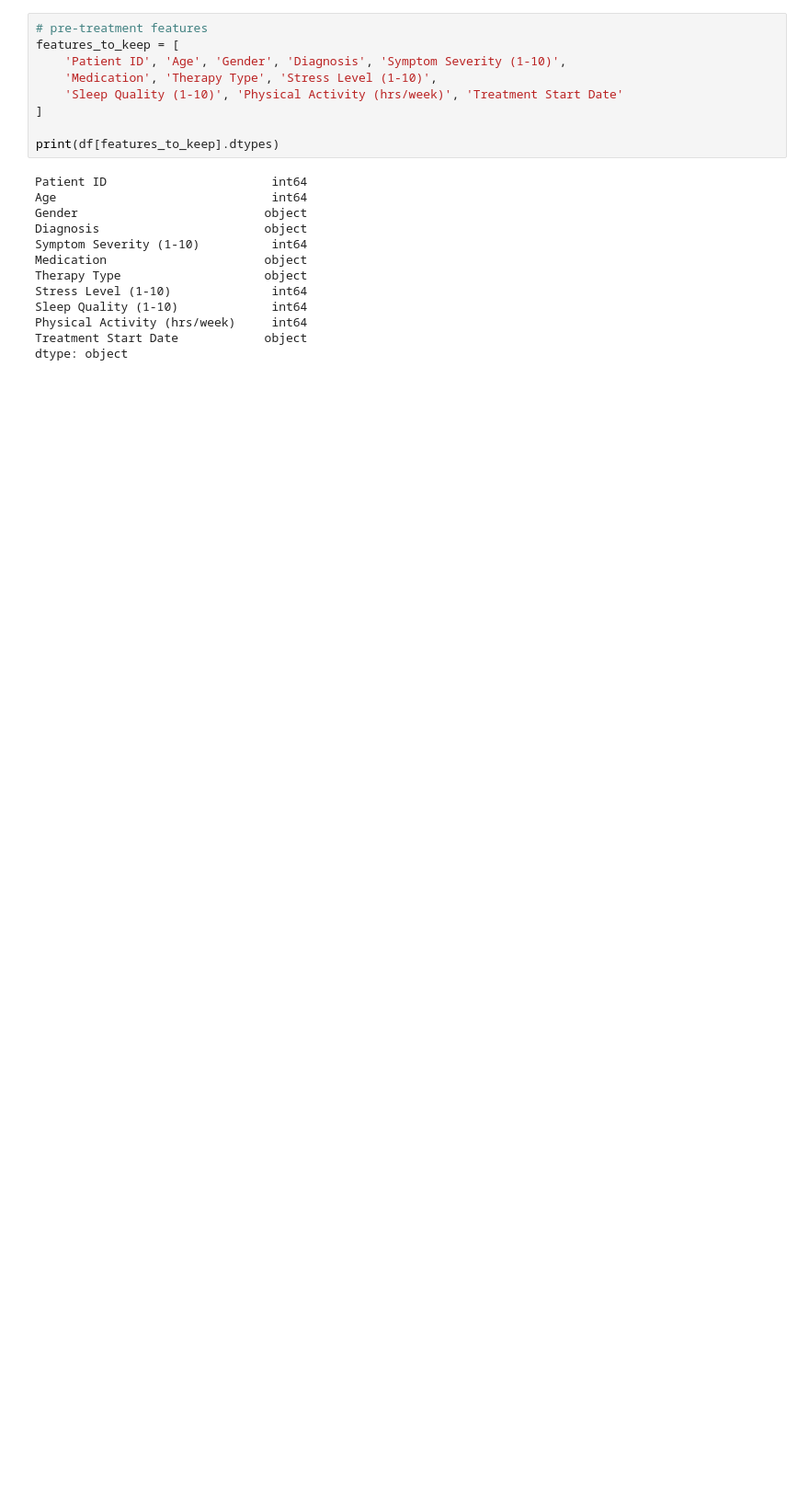
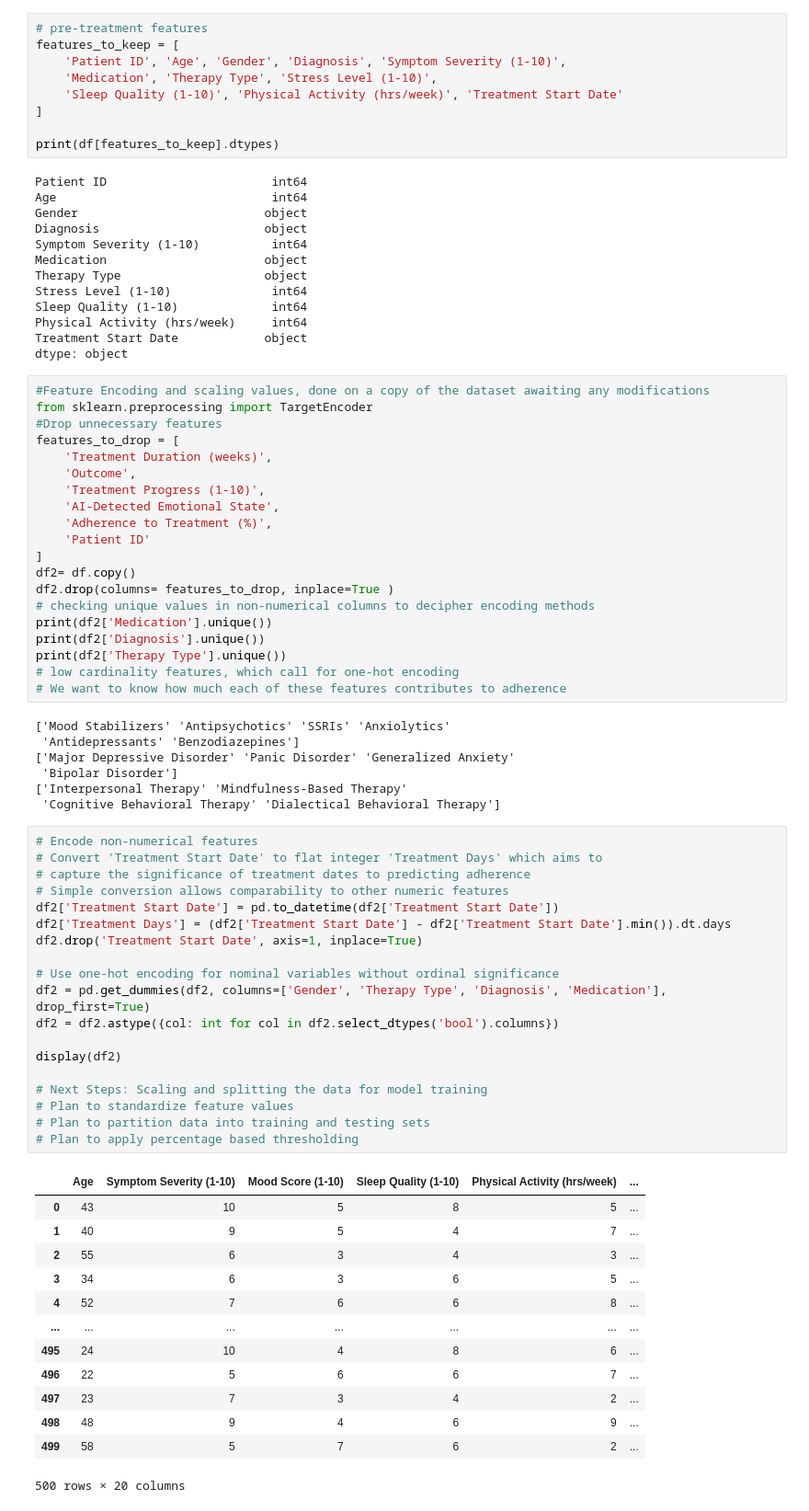
Before and after one commit to shaelyn-l/ICS_435_Final_Project, a Jupyter notebook: ICS_435_Final_Project.ipynb, the cells around one changed output. Shown at 92% size. Saved outputs shown, nothing was run; the diff lists cells and outputs as text; blank space fills up the shorter version.

Commit message:
Completed Encoding on Features

```diff
--- a/ICS_435_Final_Project.ipynb
+++ b/ICS_435_Final_Project.ipynb
@@ -188,3 +188,63 @@ Sleep Quality (1-10)             int64
 Physical Activity (hrs/week)     int64
 Treatment Start Date            object
 dtype: object
+# %%
+#Feature Encoding and scaling values, done on a copy of the dataset awaiting any modifications
+from sklearn.preprocessing import TargetEncoder
+#Drop unnecessary features
+features_to_drop = [
+    'Treatment Duration (weeks)',
+    'Outcome',
+    'Treatment Progress (1-10)',
+    'AI-Detected Emotional State',
+    'Adherence to Treatment (%)',
+    'Patient ID'
+]
+df2= df.copy()
+df2.drop(columns= features_to_drop, inplace=True )
+# checking unique values in non-numerical columns to decipher encoding methods
+print(df2['Medication'].unique())
+print(df2['Diagnosis'].unique())
+print(df2['Therapy Type'].unique())
+# low cardinality features, which call for one-hot encoding
+# We want to know how much each of these features contributes to adherence
+# %% [output]
+['Mood Stabilizers' 'Antipsychotics' 'SSRIs' 'Anxiolytics'
+ 'Antidepressants' 'Benzodiazepines']
+['Major Depressive Disorder' 'Panic Disorder' 'Generalized Anxiety'
+ 'Bipolar Disorder']
+['Interpersonal Therapy' 'Mindfulness-Based Therapy'
+ 'Cognitive Behavioral Therapy' 'Dialectical Behavioral Therapy']
+# %%
+# Encode non-numerical features
+# Convert 'Treatment Start Date' to flat integer 'Treatment Days' which aims to
+# capture the significance of treatment dates to predicting adherence
+# Simple conversion allows comparability to other numeric features
+df2['Treatment Start Date'] = pd.to_datetime(df2['Treatment Start Date'])
+df2['Treatment Days'] = (df2['Treatment Start Date'] - df2['Treatment Start Date'].min()).dt.days
+df2.drop('Treatment Start Date', axis=1, inplace=True)
+
+# Use one-hot encoding for nominal variables without ordinal significance
+df2 = pd.get_dummies(df2, columns=['Gender', 'Therapy Type', 'Diagnosis', 'Medication'], drop_first=True)
+df2 = df2.astype({col: int for col in df2.select_dtypes('bool').columns})
+
+display(df2)
+
+# Next Steps: Scaling and splitting the data for model training
+# Plan to standardize feature values
+# Plan to partition data into training and testing sets
+# Plan to apply percentage based thresholding
+# %% [output]
+|  | Age | Symptom Severity (1-10) | Mood Score (1-10) | Sleep Quality (1-10) | Physical Activity (hrs/week) | ... |
+| 0 | 43 | 10 | 5 | 8 | 5 | ... |
+| 1 | 40 | 9 | 5 | 4 | 7 | ... |
+| 2 | 55 | 6 | 3 | 4 | 3 | ... |
+| 3 | 34 | 6 | 3 | 6 | 5 | ... |
+| 4 | 52 | 7 | 6 | 6 | 8 | ... |
+| ... | ... | ... | ... | ... | ... | ... |
+| 495 | 24 | 10 | 4 | 8 | 6 | ... |
+| 496 | 22 | 5 | 6 | 6 | 7 | ... |
+| 497 | 23 | 7 | 3 | 4 | 2 | ... |
+| 498 | 48 | 9 | 4 | 6 | 9 | ... |
+| 499 | 58 | 5 | 7 | 6 | 2 | ... |
+500 rows × 20 columns
```
Also changed, not shown: parts of 1 cell of this notebook, 2 other files.
